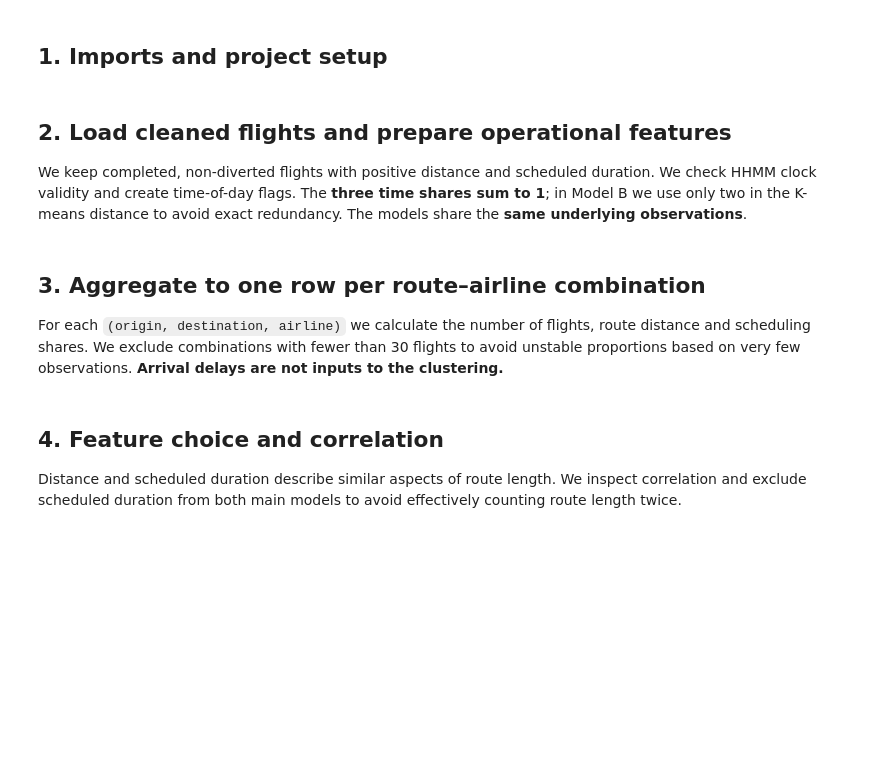
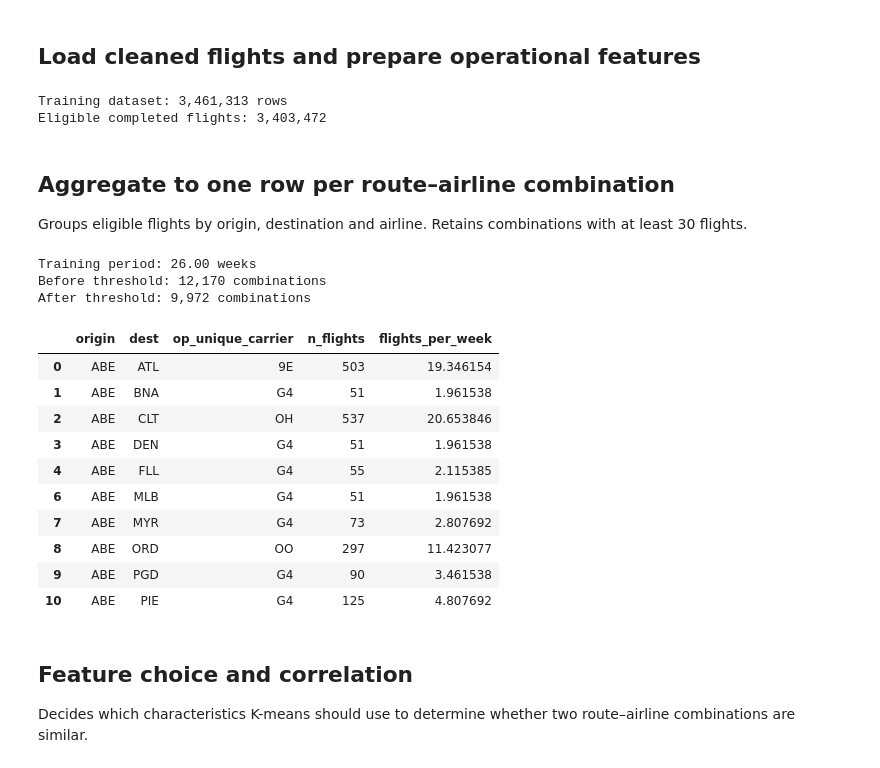
Before and after one commit to Smaash7/ComputationalToolsForDS, a Jupyter notebook: notebooks/02_route_clustering_Approach_A.ipynb, the cells around one changed output. Cells and saved outputs as stored; diff of their text form; code cells hidden in the pictures; blank space fills up the shorter version.

Commit message:
Clean up RQ1 clustering notebook and update result

```diff
--- a/notebooks/02_route_clustering_Approach_A.ipynb
+++ b/notebooks/02_route_clustering_Approach_A.ipynb
@@ -9,5 +5,3 @@ We compare two ways of describing departure schedules: **Model A (evening-only)*
-# %% [markdown]
-## 1. Imports and project setup
 # %%
 import os
 import sys
@@ -38,11 +33,14 @@ N_CLUSTERS = 5
 KEYS = ["origin", "dest", "op_unique_carrier"]
 # %% [markdown]
-## 2. Load cleaned flights and prepare operational features
-
-We keep completed, non-diverted flights with positive distance and scheduled duration. We check HHMM clock validity and create time-of-day flags. The **three time shares sum to 1**; in Model B we use only two in the K-means distance to avoid exact redundancy. The models share the **same underlying observations**.
+## Load cleaned flights and prepare operational features
 # %%
 df = load_flights(CLEAN_PARQUET)
-print(f"Clean dataset: {len(df):,} rows")
+
+TRAIN_MONTHS = list(range(1, 7))
+
+df = df.loc[df["month"].isin(TRAIN_MONTHS)].copy()
+
+print(f"Training dataset: {len(df):,} rows")
 
 flights = df.loc[
     (df["cancelled"] == 0)
@@ -51,52 +49,85 @@ flights = df.loc[
     & (df["crs_elapsed_time"] > 0)
 ].copy()
 
-time = flights["crs_dep_time"]
+dep_time = flights["crs_dep_time"]
 valid_time = (
-    time.notna()
-    & time.between(0, 2400)
-    & ((time % 100) < 60)
-    & ((time < 2400) | (time == 2400))
+    dep_time.notna()
+    & dep_time.between(0, 2400)
+    & ((dep_time % 100) < 60)
 )
 flights = flights.loc[valid_time].copy()
 flights["dep_hour"] = ((flights["crs_dep_time"] // 100) % 24).astype(int)
 
-# Original definition: evening means 18:00–23:59
 flights["evening"] = (flights["dep_hour"] >= 18).astype(int)
-# Alternative three-period definition
 flights["morning"] = flights["dep_hour"].between(5, 11).astype(int)
 flights["afternoon"] = flights["dep_hour"].between(12, 17).astype(int)
 flights["evening_night"] = ((flights["dep_hour"] >= 18) | (flights["dep_hour"] < 5)).astype(int)
 flights["weekend"] = flights["day_of_week"].isin([6, 7]).astype(int)
-flights["delayed_15"] = (flights["arr_delay"] >= 15).astype(int)
+flights["delayed_15"] = (flights["arr_delay"] >= 15).where(flights["arr_delay"].notna()).astype("Int64")
 
 assert (flights[["morning", "afternoon", "evening_night"]].sum(axis=1) == 1).all()
 print(f"Eligible completed flights: {len(flights):,}")
+# %% [output]
+Training dataset: 3,461,313 rows
+Eligible completed flights: 3,403,472
 # %% [markdown]
-## 3. Aggregate to one row per route–airline combination
+## Aggregate to one row per route–airline combination
 
-For each `(origin, destination, airline)` we calculate the number of flights, route distance and scheduling shares. We exclude combinations with fewer than 30 flights to avoid unstable proportions based on very few observations. **Arrival delays are not inputs to the clustering.**
+Groups eligible flights by origin, destination and airline. Retains combinations with at least 30 flights.
 # %%
 route_data_all = (
     flights.groupby(KEYS, observed=True)
     .agg(
         n_flights=("distance", "size"),
         mean_distance=("distance", "mean"),
         mean_duration=("crs_elapsed_time", "mean"),
         evening_share=("evening", "mean"),
         morning_share=("morning", "mean"),
         afternoon_share=("afternoon", "mean"),
         evening_night_share=("evening_night", "mean"),
         weekend_share=("weekend", "mean"),
     )
     .reset_index()
 )
-route_data = route_data_all.loc[route_data_all["n_flights"] >= MIN_FLIGHTS].copy()
+
+training_start = pd.Timestamp(2024, min(TRAIN_MONTHS), 1)
+training_end = pd.Timestamp(2024, max(TRAIN_MONTHS) + 1, 1)
+
+n_weeks = (training_end - training_start).days / 7
+
+route_data_all["flights_per_week"] = route_data_all["n_flights"] / n_weeks
+
+route_data = route_data_all.loc[
+    route_data_all["n_flights"] >= MIN_FLIGHTS
+].copy()
+route_data["log_flights_per_week"] = np.log1p(route_data["flights_per_week"])
+
+print(f"Training period: {n_weeks:.2f} weeks")
 print(f"Before threshold: {len(route_data_all):,} combinations")
 print(f"After threshold: {len(route_data):,} combinations")
-display(route_data.head(10))
+
+display(
+    route_data[
+        KEYS + ["n_flights", "flights_per_week"]
+    ].head(10)
+)
+# %% [output]
+Training period: 26.00 weeks
+Before threshold: 12,170 combinations
+After threshold: 9,972 combinations
+|  | origin | dest | op_unique_carrier | n_flights | flights_per_week |
+| 0 | ABE | ATL | 9E | 503 | 19.346154 |
+| 1 | ABE | BNA | G4 | 51 | 1.961538 |
+| 2 | ABE | CLT | OH | 537 | 20.653846 |
+| 3 | ABE | DEN | G4 | 51 | 1.961538 |
+| 4 | ABE | FLL | G4 | 55 | 2.115385 |
+| 6 | ABE | MLB | G4 | 51 | 1.961538 |
+| 7 | ABE | MYR | G4 | 73 | 2.807692 |
+| 8 | ABE | ORD | OO | 297 | 11.423077 |
+| 9 | ABE | PGD | G4 | 90 | 3.461538 |
+| 10 | ABE | PIE | G4 | 125 | 4.807692 |
 # %% [markdown]
-## 4. Feature choice and correlation
+## Feature choice and correlation
 
-Distance and scheduled duration describe similar aspects of route length. We inspect correlation and exclude scheduled duration from both main models to avoid effectively counting route length twice.
+Decides which characteristics K-means should use to determine whether two route–airline combinations are similar.
 # %%
```
Also changed, not shown: parts of 43 cells of this notebook, 23 other files.
